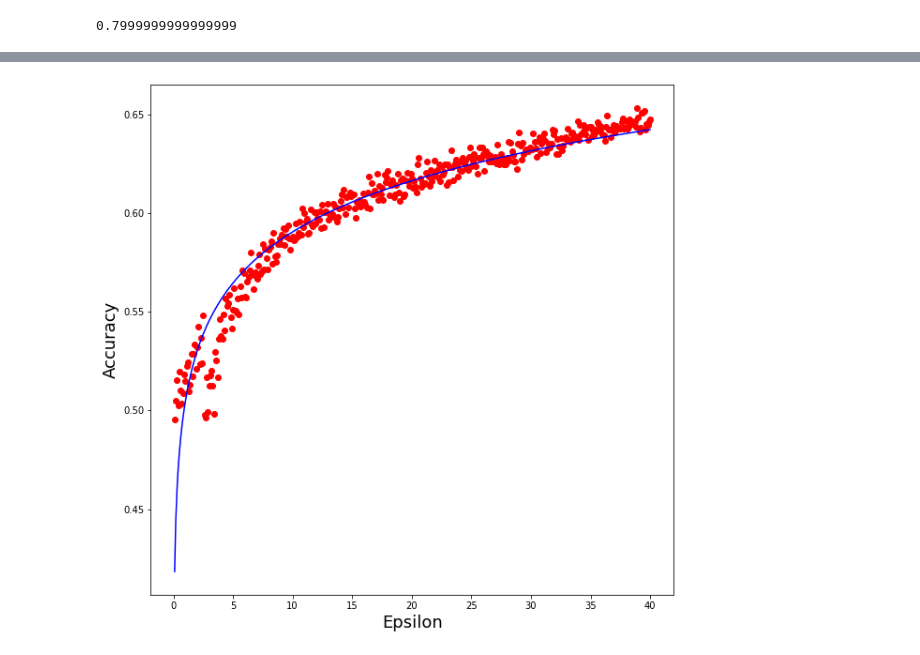
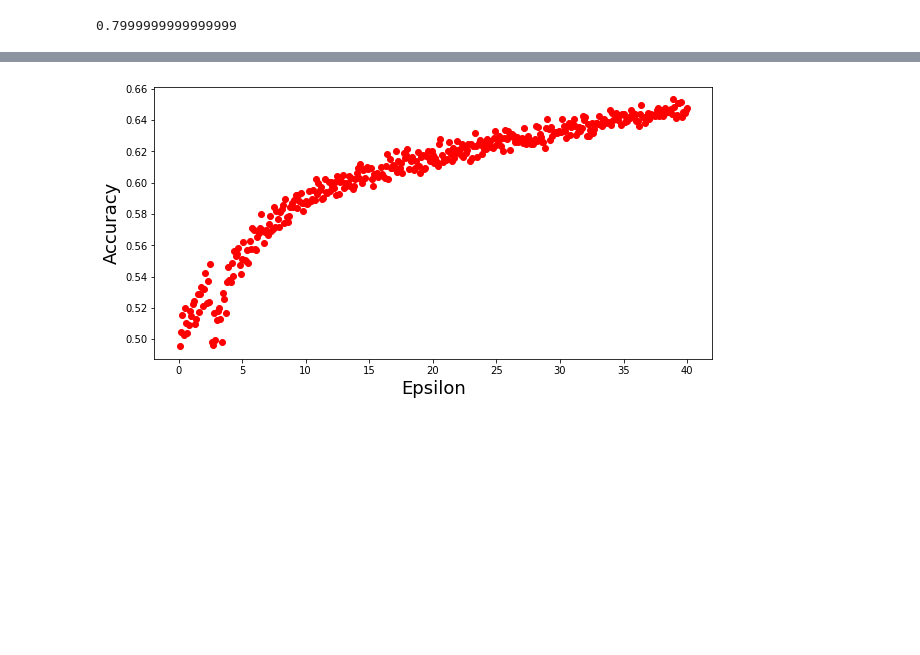
Before and after one commit to ramuld12/bachelorThesis, a Jupyter notebook: DP-LogisticRegression.ipynb, the cells around one changed output, grey strips where cells are left out. Cells and saved outputs as stored; diff of their text form; code cells hidden in the pictures; blank space fills up the shorter version.

Commit message:
making graphs

```diff
--- a/DP-LogisticRegression.ipynb
+++ b/DP-LogisticRegression.ipynb
@@ -90,3 +88,5 @@ for i in range(15):
         clf.fit(X_train, Y_train)
         modelLst.append(clf)
     allModelLsts.append(modelLst)
+# %%
+epsilons = np.linspace(0.1, 40, 400)
@@ -566,9 +606,9 @@ print(est2.summary())
 
 m, b = np.polyfit(np.log(epsilons), allaccuracy, 1)
 
-plt.figure(figsize=(10,10))
+plt.figure(figsize=(10,5))
 plt.scatter(epsilons, allaccuracy, color='r')
-plt.plot(epsilons, m*np.log(epsilons) + b, color='b', label='f(x)='+"{:.5f}".format(m)+' * ln(x) + '+ "{:.5f}".format(b))
+#plt.plot(epsilons, m*np.log(epsilons) + b, color='b', label='f(x)='+"{:.5f}".format(m)+' * ln(x) + '+ "{:.5f}".format(b))
 plt.xlabel("Epsilon", fontsize=18)
 plt.ylabel("Accuracy", fontsize=18)
 plt.savefig('15accuracy400models0to40eps.png', bbox_inches='tight')
@@ -584,14 +624,14 @@ Time:                        14:50:52   Log-Likelihood:                 1248.7
 No. Observations:                 400   AIC:                            -2493.
 Df Residuals:                     398   BIC:                            -2485.
 Df Model:                           1
 Covariance Type:            nonrobust
 ==============================================================================
 ... (9 lines left out)
 ==============================================================================
 
 Notes:
 [1] Standard Errors assume that the covariance matrix of the errors is correctly specified.
-[figure, old version]
+[figure, new version]
 # %%
 with open('test.npy', 'wb') as f:
     np.save(f, epsilons)
```
Also changed, not shown: parts of 10 cells of this notebook.
